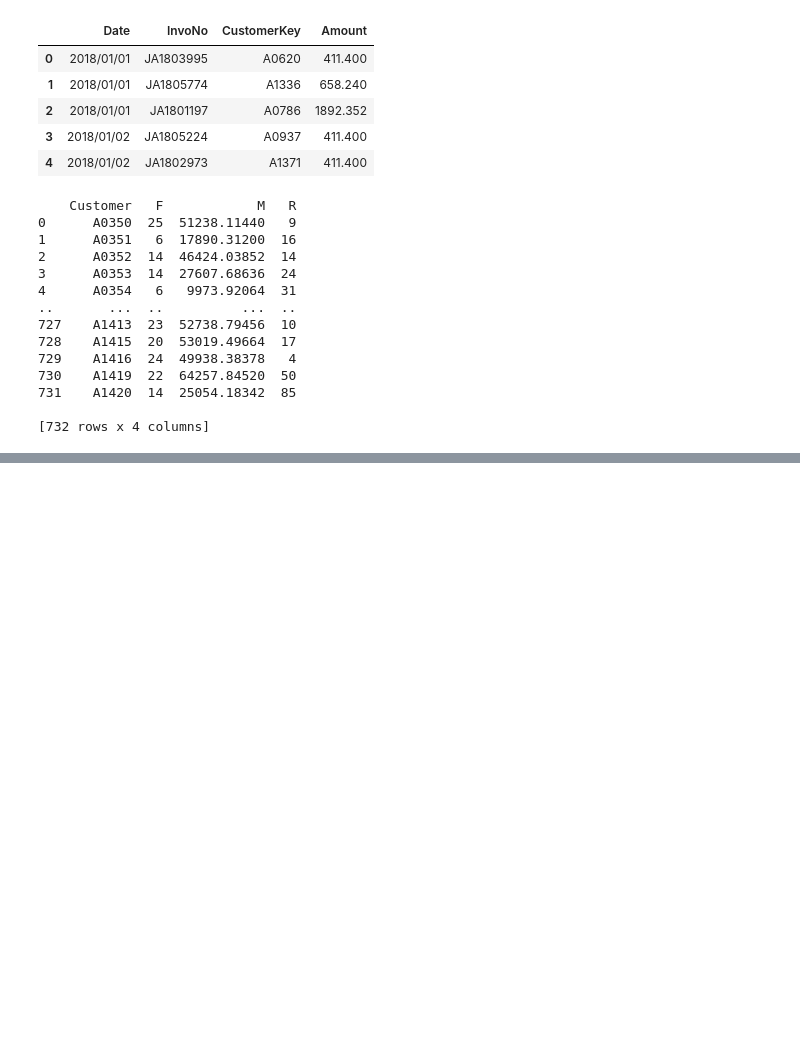
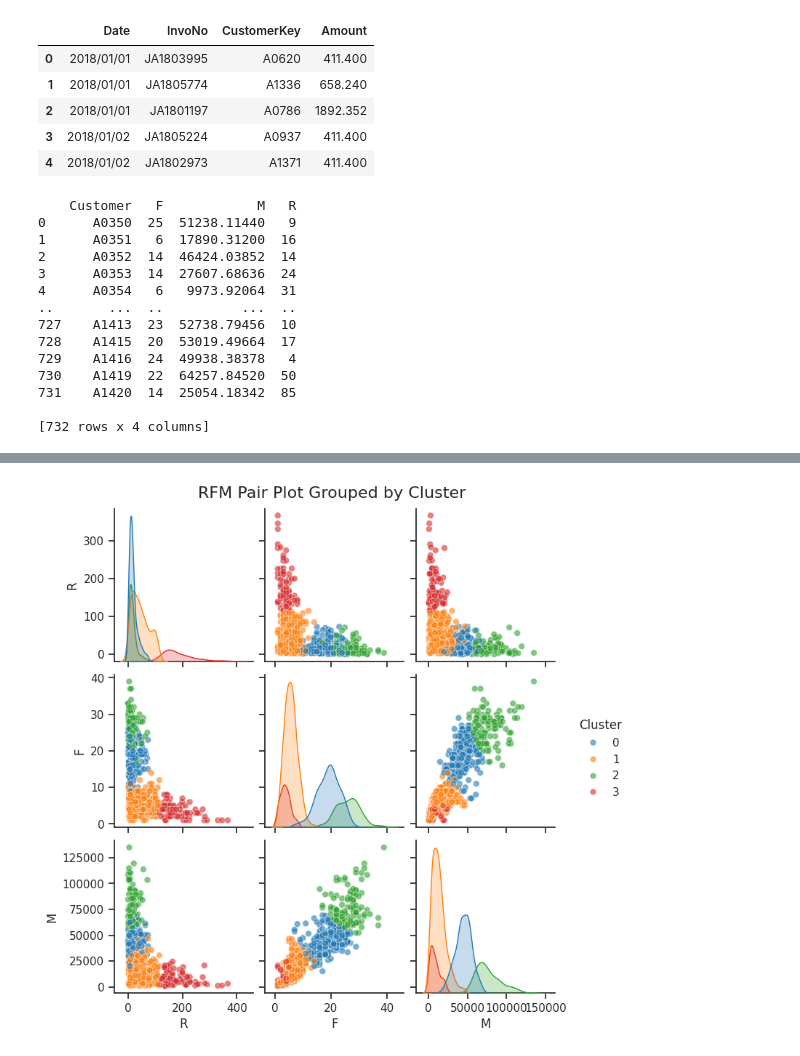
Before and after one commit to sylvia8181/RFM-Analysis, a Jupyter notebook: Untitled.ipynb, the cells around one changed output, grey strips where cells are left out. Cells and saved outputs as stored; diff of their text form; code cells hidden in the pictures; blank space fills up the shorter version.

```diff
--- a/Untitled.ipynb
+++ b/Untitled.ipynb
@@ -72,0 +106,7 @@ rfm_df.to_csv("RFM_Data.csv",index=False)
+# %%
+# 使用 K=4 執行 K-means 分群
+kmeans_model = KMeans(n_clusters=4, random_state=42, n_init=10)
+rfm_df['Cluster'] = kmeans_model.fit_predict(rfm_scaled)
+
+# 顯示分群後的前 10 筆資料
+display(rfm_df.head(10))
@@ -72,0 +164,24 @@ rfm_df.to_csv("RFM_Data.csv",index=False)
+# %%
+import seaborn as sns
+import matplotlib.pyplot as plt
+
+# 由於 df 是交易明細，我們需要先將每個客戶的 RFM 數值與其對應的 Cluster 整理出來
+# 這裡我們可以直接使用已經計算好且含有 Cluster 欄位的 rfm_df 來繪製 Pair Plot，這能更準確地呈現客戶層級的分群關係。
+
+# 設定繪圖風格與字體
+sns.set_theme(style="ticks")
+
+# 繪製 Pair Plot，以 Cluster 作為分類顏色 (hue)
+g = sns.pairplot(
+    rfm_df,
+    vars=['R', 'F', 'M'],
+    hue='Cluster',
+    palette='tab10',
+    diag_kind='kde',
+    plot_kws={'alpha': 0.6, 's': 40}
+)
+
+g.fig.suptitle('RFM Pair Plot Grouped by Cluster', y=1.02, fontsize=16)
+plt.show()
+# %% [output]
+[figure, added]
```
Also changed, not shown: parts of 9 cells of this notebook.
